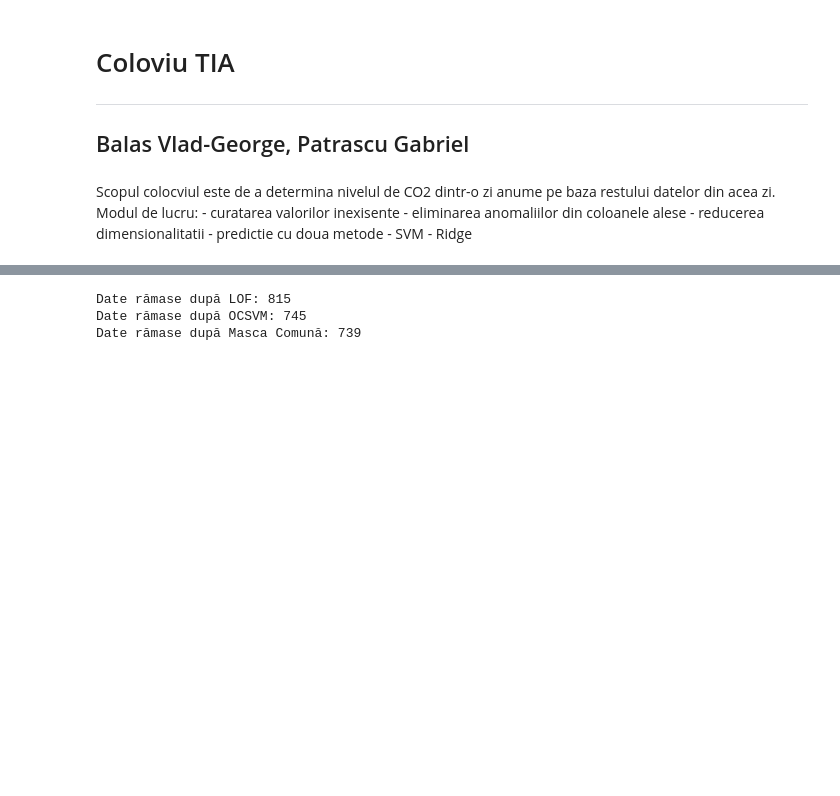
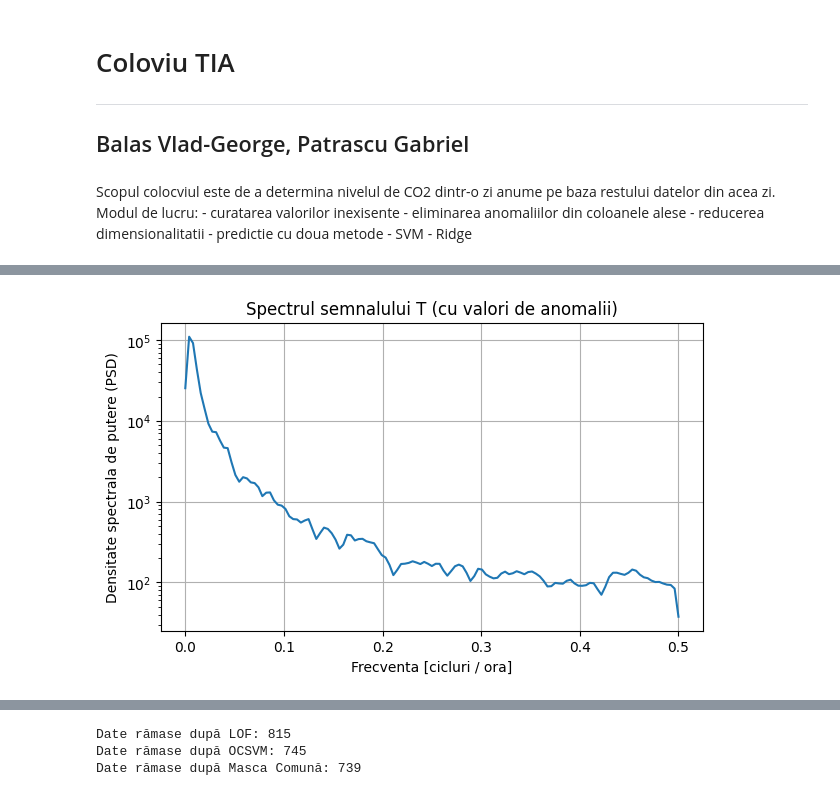
Before and after one commit to Patraxbi/Colocviu-TIA, a Jupyter notebook: main.ipynb, the cells around one changed output, grey strips where cells are left out. Cells and saved outputs as stored; diff of their text form; code cells hidden in the pictures; blank space fills up the shorter version.

```diff
--- a/main.ipynb
+++ b/main.ipynb
@@ -78,3 +76,35 @@ plt.show()
+# %%
+
+import numpy as np
+import matplotlib.pyplot as plt
+from scipy.signal import welch
+
+# extrage semnalul brut
+T = X["T"].astype(float).values
+
+# detrend simplu (scazi media, altfel DC domina spectrul)
+T = T - np.mean(T)
+
+# frecventa de esantionare (Air Quality este orar)
+fs = 1.0  # 1 sample / ora
+
+# Welch PSD
+f, Pxx = welch(
+    T,
+    fs=fs,
+    nperseg=256
+)
+
+# plot
+plt.figure(figsize=(7, 4))
+plt.semilogy(f, Pxx)
+plt.xlabel("Frecventa [cicluri / ora]")
+plt.ylabel("Densitate spectrala de putere (PSD)")
+plt.title("Spectrul semnalului T (cu valori de anomalii)")
+plt.grid(True)
+plt.show()
+# %% [output]
+[figure, added]
 # %%
 ############################# ELIMINAERE VALORI GRESITE #############################
 
```
Also changed, not shown: parts of 6 cells of this notebook.
